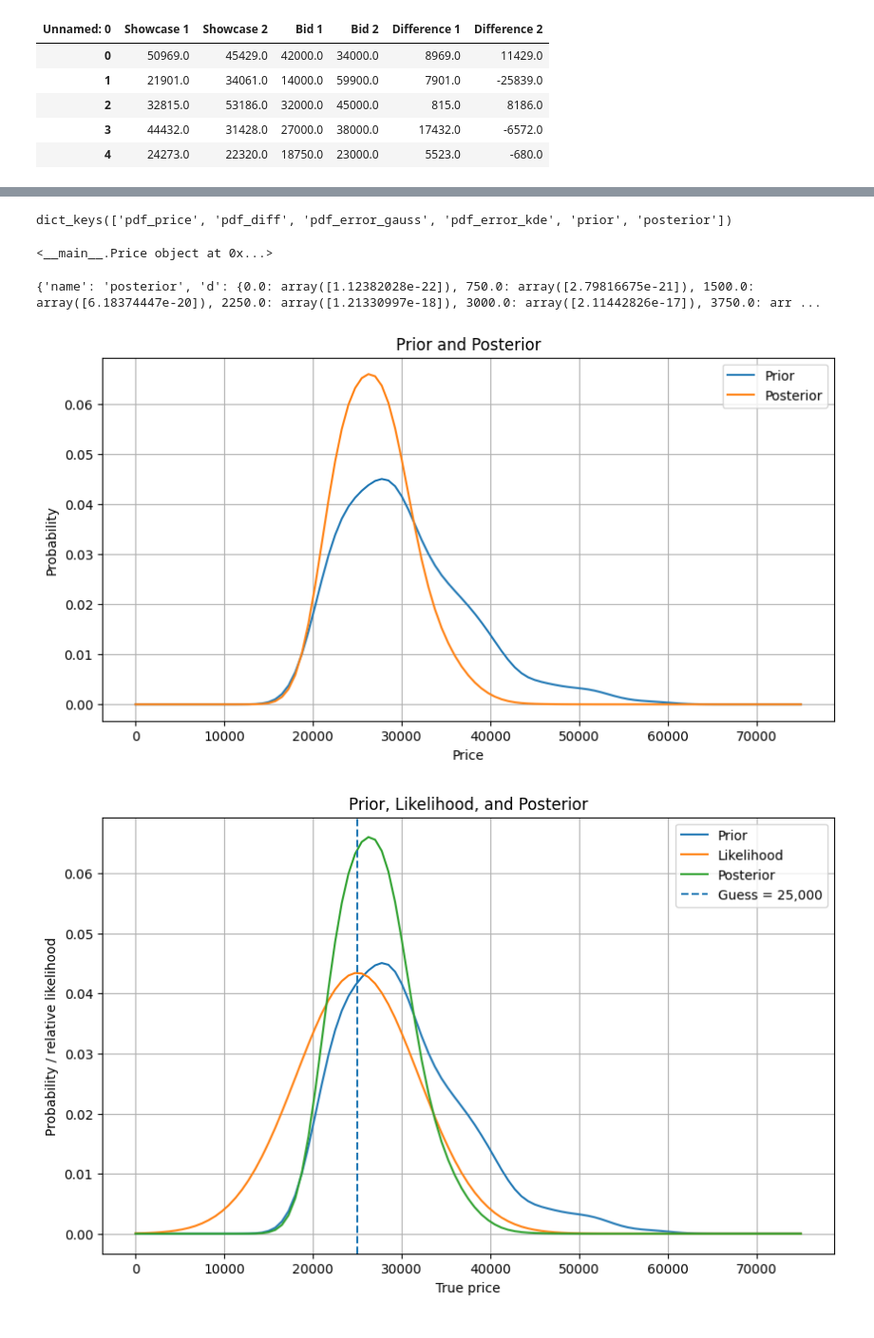
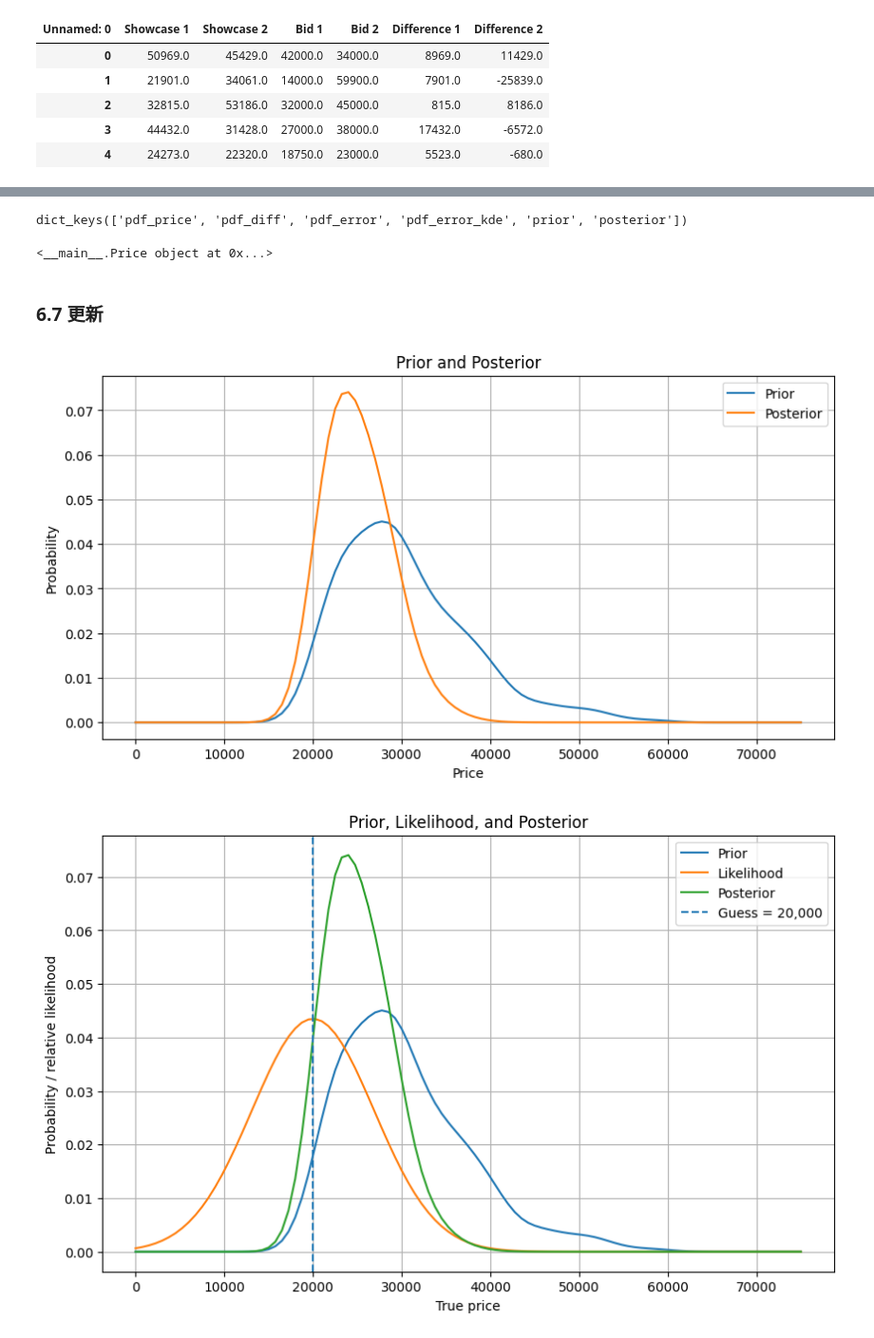
Before and after one commit to HiroshiATakano/ThinkBayes, a Jupyter notebook: 6. 決定分析_検証用.ipynb, the cells around one changed output, grey strips where cells are left out. Shown at 95% size. Saved outputs shown, nothing was run; the diff lists cells and outputs as text; code cells hidden in the pictures.

```diff
--- a/6. 決定分析_検証用.ipynb
+++ b/6. 決定分析_検証用.ipynb
@@ -137,4 +696,8 @@ df3.head()
 # %%
-showcase1 = df3["Showcase 1"].dropna().values
+price1 = df3["Showcase 1"].dropna().values
 bid1      = df3["Bid 1"].dropna().values
 diff1     = df3["Difference 1"].dropna().values
+
+price2 = df3["Showcase 2"].dropna().values
+bid2      = df3["Bid 2"].dropna().values
+diff2     = df3["Difference 2"].dropna().values
@@ -141,3 +735,4 @@ diff1     = df3["Difference 1"].dropna().values
 # %%
-player = Player(showcase1, bid1, diff1)
+player1 = Player(price1, bid1, diff1)
+player2 = Player(price2, bid2, diff2)
 # %%
@@ -149,5 +745,5 @@ player.MakeBeliefs(guess=25000)
 # %%
-print(player.__dict__.keys())
+print(player1.__dict__.keys())
 # %% [output]
-dict_keys(['pdf_price', 'pdf_diff', 'pdf_error_gauss', 'pdf_error_kde', 'prior', 'posterior'])
+dict_keys(['pdf_price', 'pdf_diff', 'pdf_error', 'pdf_error_kde', 'prior', 'posterior'])
 # %%
@@ -155,24 +751,22 @@ print(player.posterior)
 # %% [output]
 <__main__.Price object at 0x...>
-# %%
-print(player.posterior.__dict__)
-# %% [output]
-{'name': 'posterior', 'd': {0.0: array([1.12382028e-22]), 750.0: array([2.79816675e-21]), 1500.0: array([6.18374447e-20]), 2250.0: array([1.21330997e-18]), 3000.0: array([2.11442826e-17]), 3750.0: arr ...
+# %% [markdown]
+### 6.7 更新
 # %%
 import matplotlib.pyplot as plt
 
 # x軸：価格
-xs = player.price_xs
+xs = player1.price_xs
 
 # Prior
 prior_y = np.array([
-    player.prior.Prob(price).item()
+    player1.prior.Prob(price).item()
     for price in xs
 ])
 
 # Posterior
 posterior_y = np.array([
-    player.posterior.Prob(price).item()
+    player1.posterior.Prob(price).item()
     for price in xs
 ])
 
@@ -188,22 +782,22 @@ plt.legend()
 plt.grid()
 plt.show()
 # %% [output]
-[figure, old version]
+[figure, new version]
 # %%
 import numpy as np
 import matplotlib.pyplot as plt
 
 # 今回のGuess
-guess = 25000
+guess = 20000
 
 # 横軸：真の価格
-xs = player.price_xs
+xs = player1.price_xs
 
 # -------------------------
 # 1. Prior
 # -------------------------
 prior = np.array([
-    player.prior.Prob(x).item()
+    player1.prior.Prob(x).item()
     for x in xs
 ])
 
@@ -211,42 +805,42 @@ prior = np.array([
 # 2. Likelihood
 # -------------------------
 # 真の価格 x のとき、
-# Guess=25000 との誤差を計算
+# Guess=20000 との誤差を計算
 errors = xs - guess
 
 likelihood = np.array([
-    player.pdf_error_gauss.Density(error).item()
+    player1.pdf_error.Density(error).item()
     for error in errors
 ])
 
 # グラフ比較用に正規化
 likelihood = likelihood / likelihood.sum()
 
 # -------------------------
 # 3. Posterior
 # -------------------------
 posterior = np.array([
-    player.posterior.Prob(x).item()
+    player1.posterior.Prob(x).item()
     for x in xs
 ])
 
 # -------------------------
 # グラフ
 # -------------------------
 plt.figure(figsize=(10, 6))
 
 plt.plot(xs, prior, label="Prior")
 plt.plot(xs, likelihood, label="Likelihood")
 plt.plot(xs, posterior, label="Posterior")
 
-plt.axvline(guess, linestyle="--", label="Guess = 25,000")
+plt.axvline(guess, linestyle="--", label="Guess = 20,000")
 
 plt.xlabel("True price")
 plt.ylabel("Probability / relative likelihood")
 plt.title("Prior, Likelihood, and Posterior")
 
 plt.legend()
 plt.grid()
 plt.show()
 # %% [output]
-[figure, old version]
+[figure, new version]
```
Also changed, not shown: parts of 62 cells of this notebook, 15 other files.
